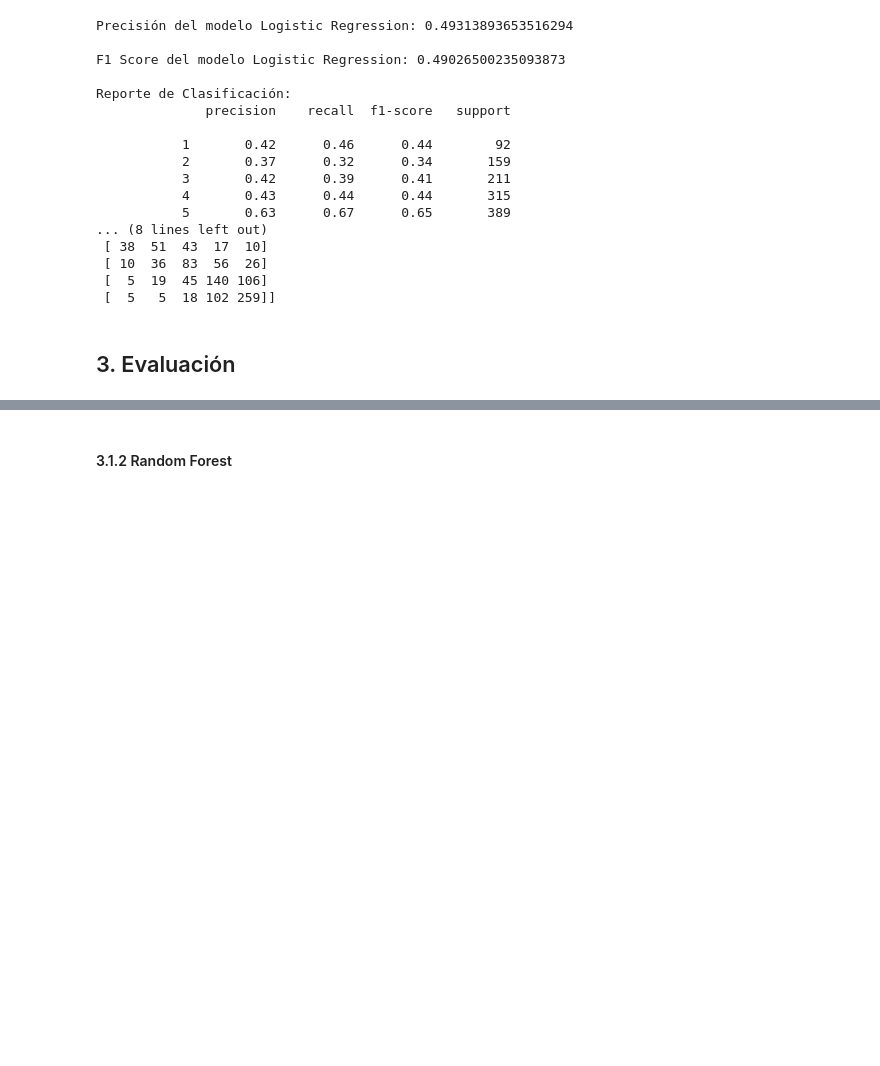
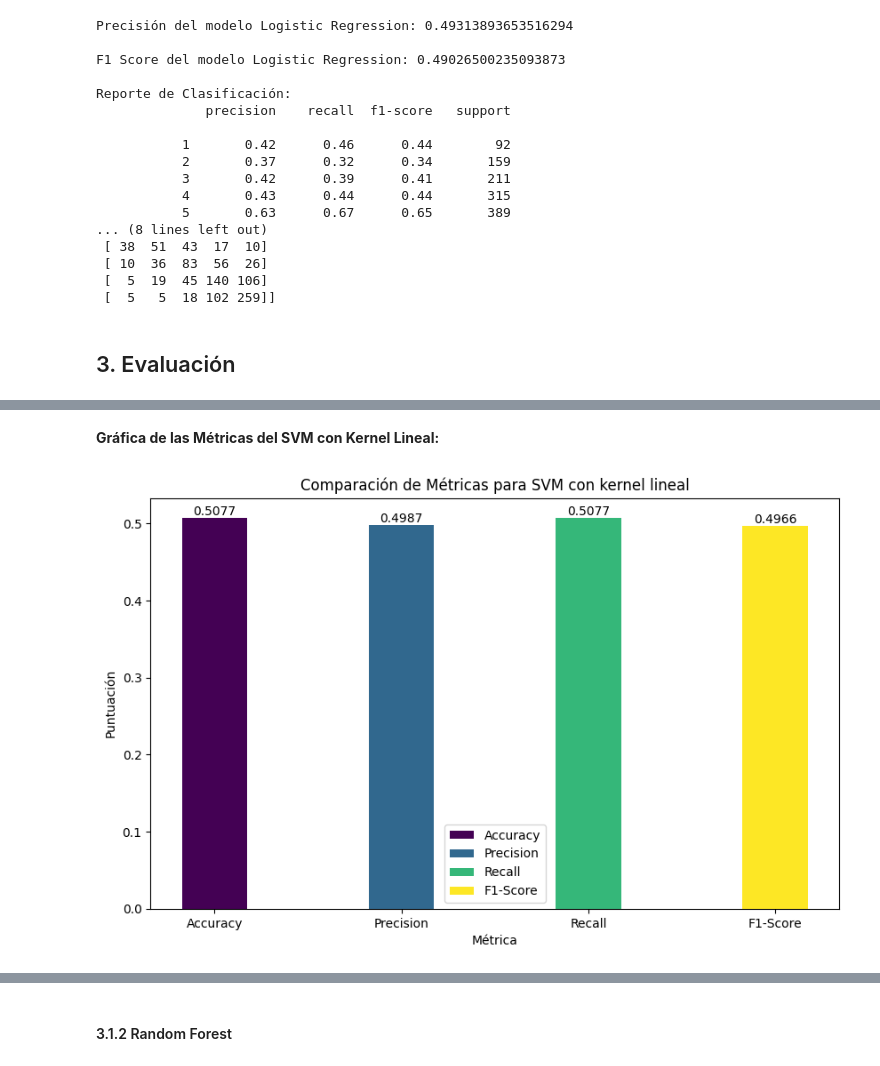
Before and after one commit to BI-Grupo36/Proyecto1_Etapa1, a Jupyter notebook: Proyecto1_Etapa1.ipynb, the cells around one changed output, grey strips where cells are left out. Saved outputs shown, nothing was run; the diff lists cells and outputs as text; code cells hidden in the pictures; blank space fills up the shorter version.

```diff
--- a/Proyecto1_Etapa1.ipynb
+++ b/Proyecto1_Etapa1.ipynb
@@ -994,0 +1011,29 @@ Aunque la precisión de ambos modelos es comparable, la SVM con kernel RBF tiene
+# %% [markdown]
+**Gráfica de las Métricas del SVM con Kernel Lineal:**
+# %%
+# Define las métricas del modelo SVM con kernel lineal
+metrics = ['Accuracy', 'Precision', 'Recall', 'F1-Score']
+
+# Grafica las métricas del modelo SVM con kernel lineal
+plt.figure(figsize=(10, 6))
+bar_width = 0.35
+index = np.arange(len(metrics))
+
+# Define las métricas del modelo SVM con kernel lineal
+linear_scores = [accuracy_linear] + [classification_report(y_test_s, y_pred_linear, output_dict=True)['weighted avg'][metric.lower()] for metric in metrics[1:]]
+
+# Itera sobre las métricas y sus puntuaciones para graficarlas con colores diferentes
+for i, metric in enumerate(metrics):
+    plt.bar(index[i], linear_scores[i], bar_width, color=colors[i], label=metric)
+    # Agrega el número exacto en la punta de la barra
+    plt.text(index[i], linear_scores[i], f"{linear_scores[i]:.4f}", ha='center', va='bottom')
+
+# Configuración adicional del gráfico
+plt.xlabel('Métrica')
+plt.ylabel('Puntuación')
+plt.title('Comparación de Métricas para SVM con kernel lineal')
+plt.xticks(index, metrics)
+plt.legend()
+plt.show()
+# %% [output]
+[figure, added]
```
Also changed, not shown: parts of 20 cells of this notebook.
